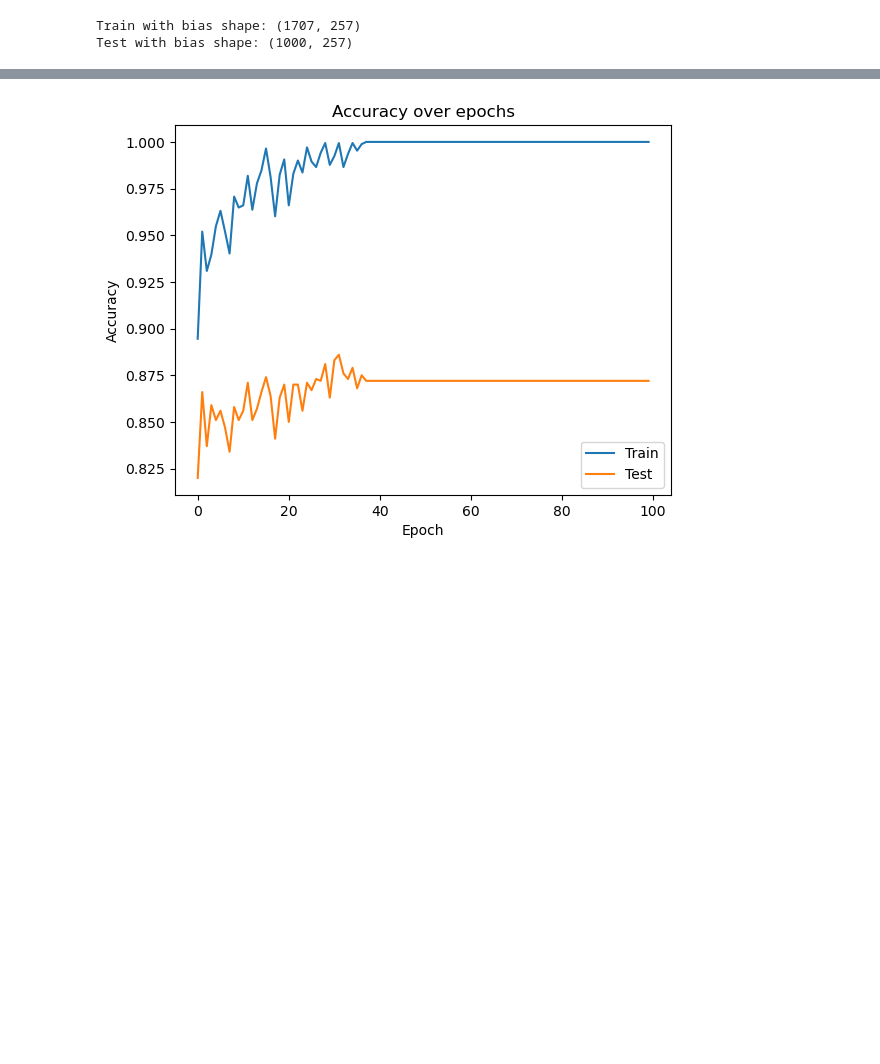
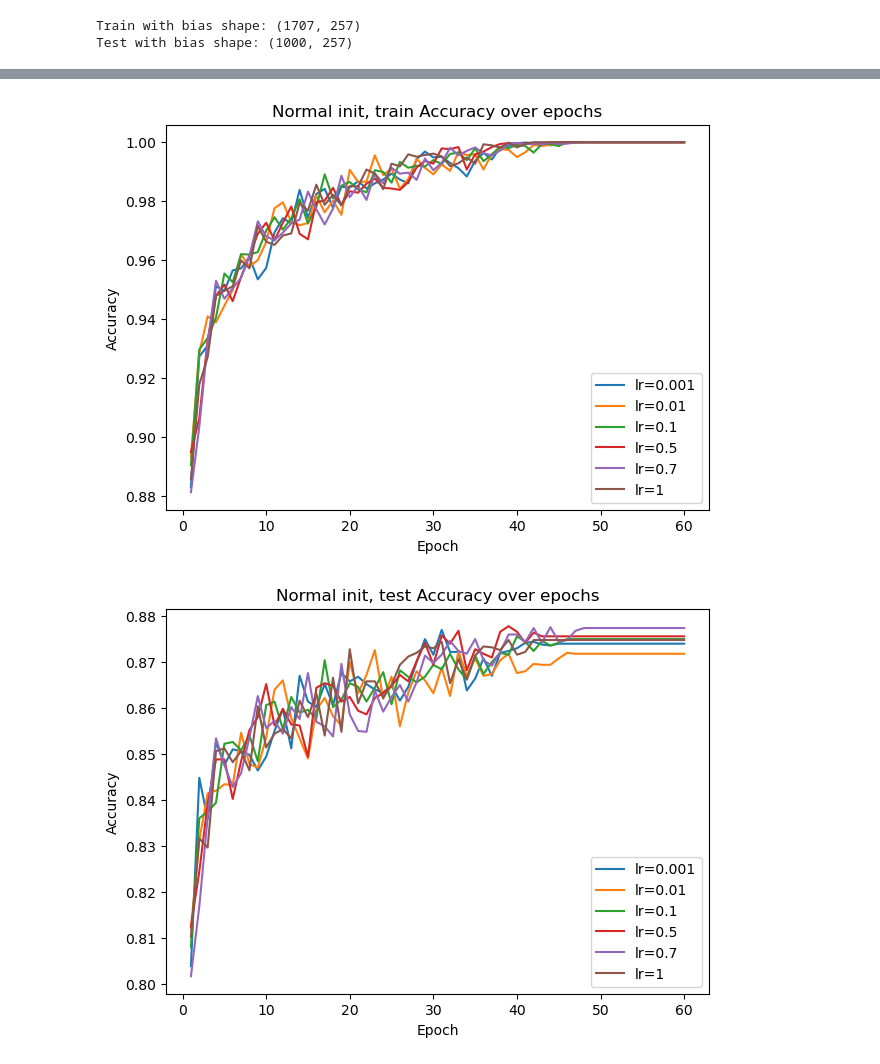
Before and after one commit to mathiisk/IDL-A0, a Jupyter notebook: A0Task2.ipynb, the cells around one changed output, grey strips where cells are left out. Saved outputs shown, nothing was run; the diff lists cells and outputs as text; code cells hidden in the pictures; blank space fills up the shorter version.

Commit message:
multiple plots with 2 init and multiple lr

```diff
--- a/A0Task2.ipynb
+++ b/A0Task2.ipynb
@@ -34,4 +37,12 @@ def predict(X, W):
 
 def accuracy(y_true, y_pred):
     return np.mean(y_true == y_pred)
+# %%
+# weight initialisation funtions
+
+def normal_initilisation(num_features, num_classes, lr):
+    return np.random.randn(num_features, num_classes) * lr
+
+def xavier_initilisation(num_features, num_classes, lr):
+    return np.random.randn(num_features, num_classes) * np.sqrt(2 / (num_features + num_classes))
 # %%
@@ -79,11 +109,57 @@ Epoch 100: Train Acc=1.0000, Test Acc=0.8720
+# %%
+# train with different w_init's
+
+final_train_acc = []
+final_test_acc = []
+
+normal_final_train_acc, normal_final_test_acc = run_training(normal_initilisation)
+
+xavier_final_train_acc, xavier_final_test_acc = run_training(xavier_initilisation)
 # %%
-#plot train and test accuracy over epochs
-plt.plot(train_acc, label='Train')
-plt.plot(test_acc, label='Test')
-plt.title('Accuracy over epochs')
-plt.xlabel('Epoch')
-plt.ylabel('Accuracy')
-plt.legend()
-plt.show()
+#plot train and test accuracy over epochs with normal initialisation
+final_mean_dict = {}
+final_dev_dict = {}
+
+final_train_acc = np.array(normal_final_train_acc)
+final_test_acc = np.array(normal_final_test_acc)
+
+mean_train_acc = final_train_acc.mean(axis=0)
+dev_train_acc = 1.96 * final_train_acc.std(axis=0) / np.sqrt(len(seed_list))
+
+mean_test_acc = final_test_acc.mean(axis=0)
+dev_test_ac = 1.96 * final_test_acc.std(axis=0) / np.sqrt(len(seed_list))
+
+
+final_mean_dict['Train'] = mean_train_acc
+final_dev_dict['Train'] = dev_train_acc
+final_mean_dict['Test'] = mean_test_acc
+final_dev_dict['Test'] = dev_test_ac
+
+plot_accuracy_over_epochs(final_mean_dict['Train'], final_dev_dict['Train'], 'Normal init, train', learning_rates)
+plot_accuracy_over_epochs(final_mean_dict['Test'], final_dev_dict['Test'], 'Normal init, test', learning_rates)
+
+
+#plot train and test accuracy over epochs with xavier initialisation
+final_mean_dict = {}
+final_dev_dict = {}
+
+final_train_acc = np.array(xavier_final_train_acc)
+final_test_acc = np.array(xavier_final_test_acc)
+
+mean_train_acc = final_train_acc.mean(axis=0)
+dev_train_acc = 1.96 * final_train_acc.std(axis=0) / np.sqrt(len(seed_list))
+
+mean_test_acc = final_test_acc.mean(axis=0)
+dev_test_ac = 1.96 * final_test_acc.std(axis=0) / np.sqrt(len(seed_list))
+
+
+final_mean_dict['Train'] = mean_train_acc
+final_dev_dict['Train'] = dev_train_acc
+final_mean_dict['Test'] = mean_test_acc
+final_dev_dict['Test'] = dev_test_ac
+
+plot_accuracy_over_epochs(final_mean_dict['Train'], final_dev_dict['Train'], 'Xavier init, train', learning_rates)
+plot_accuracy_over_epochs(final_mean_dict['Test'], final_dev_dict['Test'], 'Xavier init, test', learning_rates)
 # %% [output]
-[figure, old version]
+[figure, new version]
+[figure, added]
```
Also changed, not shown: parts of 6 cells of this notebook.
